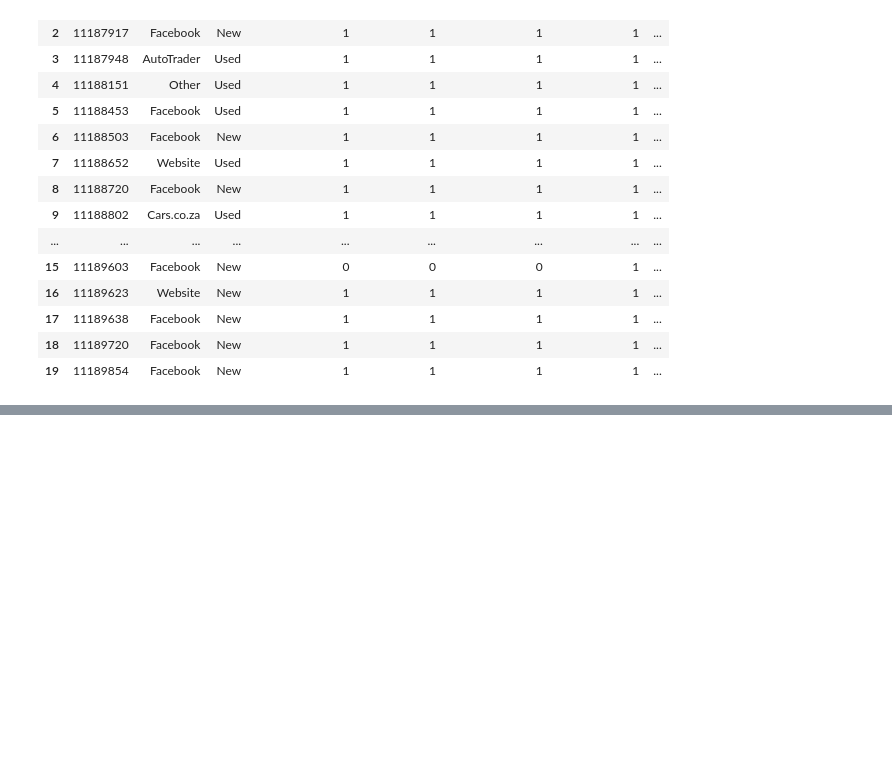
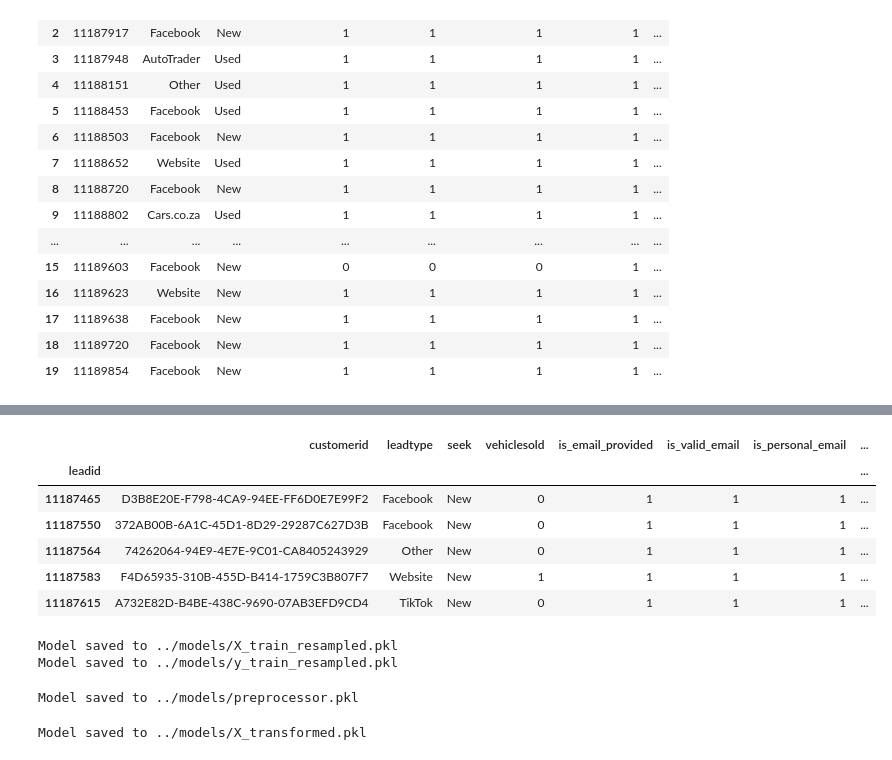
Before and after one commit to RimanaSifiso/mx-hackathon-competition, a Jupyter notebook: notebooks/data-cleaning-and-preparation.ipynb, the cells around one changed output, grey strips where cells are left out. Drawn from its saved outputs; the diff is of its cells as text; code cells hidden in the pictures; blank space fills up the shorter version.

Commit message:
submitted the first model

```diff
--- a/notebooks/data-cleaning-and-preparation.ipynb
+++ b/notebooks/data-cleaning-and-preparation.ipynb
@@ -130,7 +130,7 @@ tod_labels = ['night', 'dawn', 'morning', 'afternoon', 'evening', 'night']
 
 df['time_of_day'] = pd.cut(df['hourofenquiry'], bins=tod_bins, labels=tod_labels, right=False,ordered=False)
 # %%
-dom_bins = [1, 15, 25, 30]
+dom_bins = [1, 15, 25, 32]
 dom_labels = ['Beginning of Month', 'Mid Month', 'Month End']
 
 df['month_period'] = pd.cut(df['dayofenquiry'], bins=dom_bins, labels=dom_labels, right=False,ordered=False)
@@ -374,6 +374,7 @@ def prepare_df(df: pd.DataFrame = train_df, is_test_df: bool = False) -> pd.Data
     df['interestmake'] = df['interestmake'].fillna('NO INTEREST MAKE SELECTED')
     df['interestmodel'] = df['interestmodel'].fillna('NO INTEREST MODEL SELECTED')
     df['clean_interestmake'] = df['interestmake'].str.strip().str.lower().map(interestmake_mapper)
+    df['clean_interestmake'] = df['clean_interestmake'].fillna('no interest make selected')
     df['model_clean'] = df['interestmodel'].apply(clean_interestmodel)
     df['engine_size'] = df['model_clean'].str.extract(r'(\d\.\d)').astype(float)
     df['transmission'] = df['model_clean'].apply(lambda x: 'auto' if 'a/t' in x or 'automatic' in x else ('manual' if 'manual' in x else 'Unspecified'))
@@ -450,0 +470,26 @@ clean_test_df.to_csv('../data/clean_test.csv', index=False, header=True)
+# %%
+def get_data_info(df: pd.DataFrame,
+                  make_popularity_breakpoint: int = 1500,
+                  city_popularity_breakpoint: int = 1000,
+                  group_popularity_breakpoint = 1000) -> tuple[list,list,list]:
+
+    groups = df['dealer_group'].value_counts()
+    popular_groups = groups[groups > group_popularity_breakpoint].index.values
+
+    makes = df['clean_interestmake'].value_counts()
+    popular_makes = makes[makes > make_popularity_breakpoint].index.values
+
+    cities = df['dealer_city'].value_counts()
+    popular_cities = cities[cities > city_popularity_breakpoint].index.values
+
+    return popular_makes, popular_cities, popular_groups
+
+
+
+def final_prepare(df: pd.DataFrame):
+    df = df.copy()
+    popular_makes, popular_dealer_cities, popular_dealer_groups = get_data_info(df)
+    df['make'] = df['clean_interestmake'].apply(lambda make: make if make in popular_makes else "other")
+    df['city'] = df['dealer_city'].apply(lambda city: city if city in popular_dealer_cities else "other")
+    df['group'] = df['dealer_group'].apply(lambda group: group if group in popular_dealer_groups else "other")
+    return df
@@ -450,0 +533,13 @@ clean_test_df.to_csv('../data/clean_test.csv', index=False, header=True)
+# %%
+final_train_df = final_prepare(df=clean_train_df)
+final_train_df = final_train_df.set_index('leadid')
+final_train_df['engine_size'] = final_train_df['engine_size'].astype(str)
+final_train_df.head()
+# %% [output]
+|  | customerid | leadtype | seek | vehiclesold | is_email_provided | is_valid_email | is_personal_email | ... |
+| leadid |  |  |  |  |  |  |  | ... |
+| 11187465 | D3B8E20E-F798-4CA9-94EE-FF6D0E7E99F2 | Facebook | New | 0 | 1 | 1 | 1 | ... |
+| 11187550 | 372AB00B-6A1C-45D1-8D29-29287C627D3B | Facebook | New | 0 | 1 | 1 | 1 | ... |
+| 11187564 | 74262064-94E9-4E7E-9C01-CA8405243929 | Other | New | 0 | 1 | 1 | 1 | ... |
+| 11187583 | F4D65935-310B-455D-B414-1759C3B807F7 | Website | New | 1 | 1 | 1 | 1 | ... |
+| 11187615 | A732E82D-B4BE-438C-9690-07AB3EFD9CD4 | TikTok | New | 0 | 1 | 1 | 1 | ... |
@@ -450,0 +553,16 @@ clean_test_df.to_csv('../data/clean_test.csv', index=False, header=True)
+# %%
+smote = SMOTE(sampling_strategy='minority')
+X_train_resampled, y_train_resampled = smote.fit_resample(preprocessor.transform(X_train), y_train)
+save_model(X_train_resampled, "X_train_resampled.pkl")
+save_model(y_train_resampled, "y_train_resampled.pkl")
+# %% [output]
+Model saved to ../models/X_train_resampled.pkl
+Model saved to ../models/y_train_resampled.pkl
+# %%
+save_model(preprocessor, 'preprocessor.pkl')
+# %% [output]
+Model saved to ../models/preprocessor.pkl
+# %%
+save_model(X_transformed, 'X_transformed.pkl')
+# %% [output]
+Model saved to ../models/X_transformed.pkl
```
Also changed, not shown: parts of 9 cells of this notebook, 19 other files.
